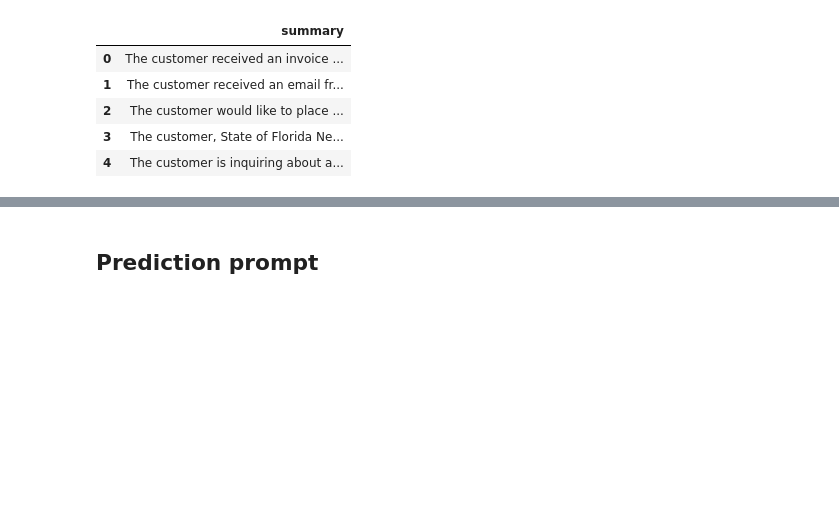
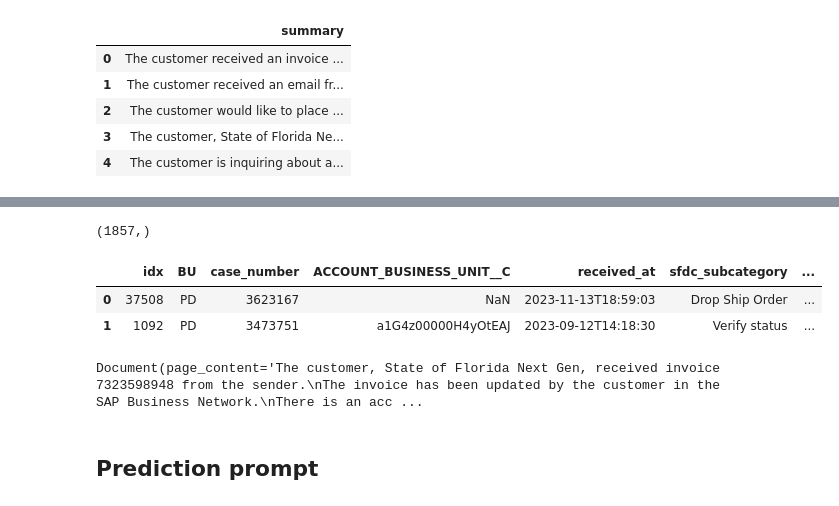
Before and after one commit to cah-jake-bergren/customer_service_email_classification, a Jupyter notebook: nbs/04_predict.ipynb, the cells around one changed output, grey strips where cells are left out. Cells and saved outputs as stored; diff of their text form; code cells hidden in the pictures; blank space fills up the shorter version.

```diff
--- a/nbs/04_predict.ipynb
+++ b/nbs/04_predict.ipynb
@@ -74,3 +95,31 @@ test_documents = DataFrameLoader(test_frame.reset_index(drop=False), page_conten
+# %%
+batch_result_dataframe = pd.DataFrame.from_records(batch_result_metadata)
+batch_result_dataframe.loc[:, 'summary'] = pd.Series(batch_result_summaries)
+# %%
+# Add label
+training_data = pd.read_excel(
+    f"gs://{PROJECT_BUCKET}/Last50KCases_withSubjectAndBody.xlsx")
+training_data.loc[:, 'email_subject'] = training_data.email_subject.fillna("N/A")
+# %%
+batch_result_labels = training_data.loc[batch_result_dataframe.idx, LABEL_COLUMN]
+batch_result_dataframe.loc[:, 'label'] = batch_result_labels.tolist()
+# %%
+train_10k_idx, test_2k_idx = get_idx(prefix=WRITE_PREFIX + "/summarization_idx")
+test_2k_idx.shape
+# %% [output]
+(1857,)
+# %%
+test_2k_documents_df = batch_result_dataframe.set_index('idx').loc[test_2k_idx, :].reset_index(drop=False)
+test_2k_documents_df.head(2)
+# %% [output]
+|  | idx | BU | case_number | ACCOUNT_BUSINESS_UNIT__C | received_at | sfdc_subcategory | ... |
+| 0 | 37508 | PD | 3623167 | NaN | 2023-11-13T18:59:03 | Drop Ship Order | ... |
+| 1 | 1092 | PD | 3473751 | a1G4z00000H4yOtEAJ | 2023-09-12T14:18:30 | Verify status | ... |
+# %%
+test_2k_documents = DataFrameLoader(test_2k_documents_df, 'summary').load()
+test_2k_documents[0]
+# %% [output]
+Document(page_content='The customer, State of Florida Next Gen, received invoice 7323598948 from the sender.\nThe invoice has been updated by the customer in the SAP Business Network.\nThere is an acc ...
 # %% [markdown]
 ## Prediction prompt
 # %%
```
Also changed, not shown: parts of 20 cells of this notebook, 10 other files.
